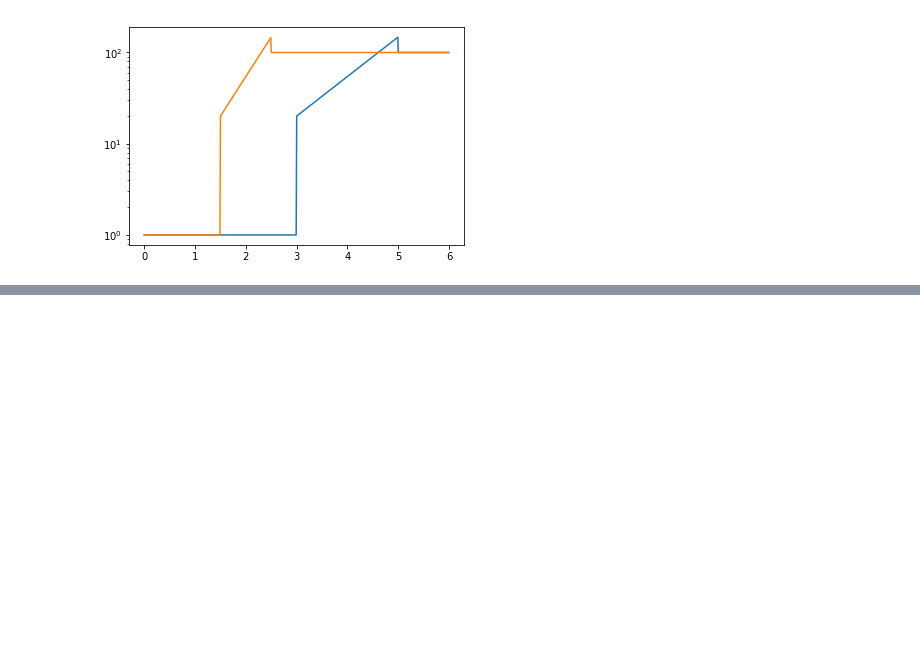
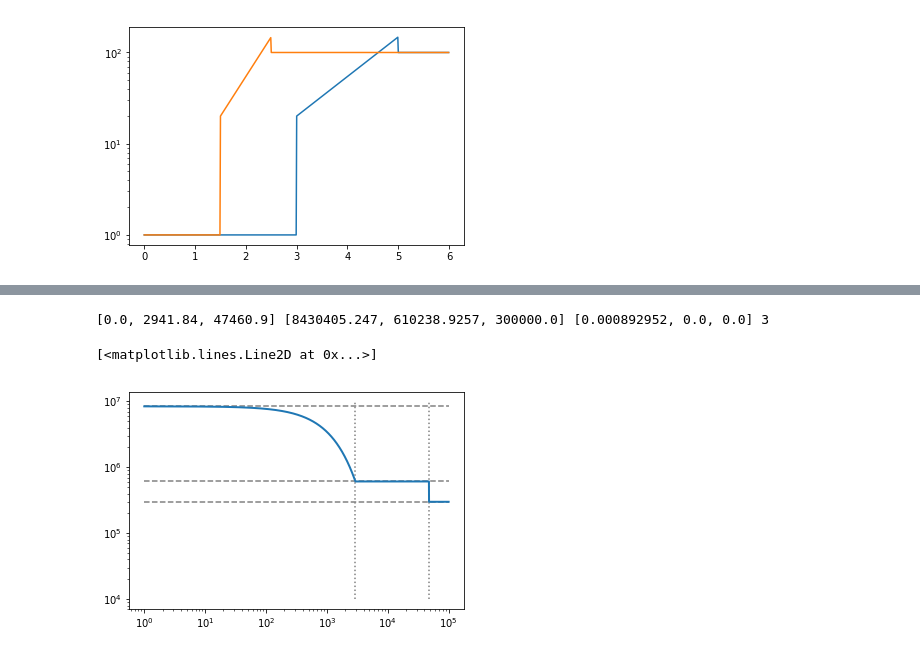
Before and after one commit to dp-rice/multiplemergers, a Jupyter notebook: notebooks/plot_fastNeutrino_models.ipynb, the cells around one changed output, grey strips where cells are left out. Saved outputs shown, nothing was run; the diff lists cells and outputs as text; code cells hidden in the pictures; blank space fills up the shorter version.

```diff
--- a/notebooks/plot_fastNeutrino_models.ipynb
+++ b/notebooks/plot_fastNeutrino_models.ipynb
@@ -77,0 +113,20 @@ plt.semilogy(a,f(2*a))
+# %%
+class DemographicModel:
+    '''Simple data structure to store fastNeutrino demographic models.'''
+
+    def __init__(self):
+        self.num_epochs = 0
+        # Epoch start times
+        self.times = []
+        # Epoch final sizes
+        self.sizes = []
+        # Epoch growth rates
+        self.rates = []
+
+    def add_epoch(self, time, size, rate):
+        '''Add new epoch to the demographic model. Must be added from most recent to most ancient.'''
+        # WARNING: Should only add epochs from most recent to least
+        self.num_epochs += 1
+        self.times.append(time)
+        self.sizes.append(size)
+        self.rates.append(rate)
@@ -77,0 +157,27 @@ plt.semilogy(a,f(2*a))
+# %%
+test_fn = '../fastNeutrino/fitted_params/Chr2L.3EpochCE.txt'
+model = import_fastNeutrino_model(test_fn)
+print(model.times, model.sizes, model.rates, model.num_epochs)
+# %% [output]
+[0.0, 2941.84, 47460.9] [8430405.247, 610238.9257, 300000.0] [0.000892952, 0.0, 0.0] 3
+# %%
+def exponential_growth(t, n0, t0, r):
+    '''Calculate N(t) for exponentially-growing population back in time'''
+    return n0*np.exp(-(t-t0)*r)
+def n_t_exp(n0, t0, r):
+    def h(t):
+        return exponential_growth(t, n0, t0, r)
+    return h
+# %%
+def n_t_pw(t, model):
+    conditions = [t>=t0 for t0 in model.times]
+    functions = [n_t_exp(n0, t0, r) for n0, t0, r in zip(model.sizes, model.times, model.rates)]
+    return np.piecewise(t, conditions, functions)
+# %%
+t = np.arange(100000)
+plt.hlines(model.sizes, 1, 1e5, linestyle='dashed', color='0.5')
+plt.vlines(model.times, 1e4, 1e7, linestyle='dotted', color='0.5')
+plt.loglog(t, n_t_pw(t, model), lw=2)
+# %% [output]
+[<matplotlib.lines.Line2D at 0x...>]
+[figure, added]
```
Also changed, not shown: parts of 8 cells of this notebook.
